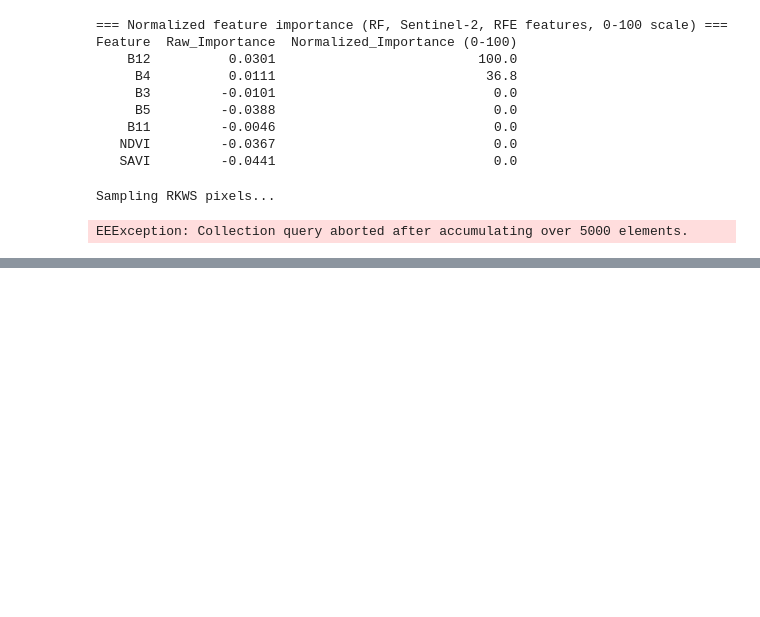
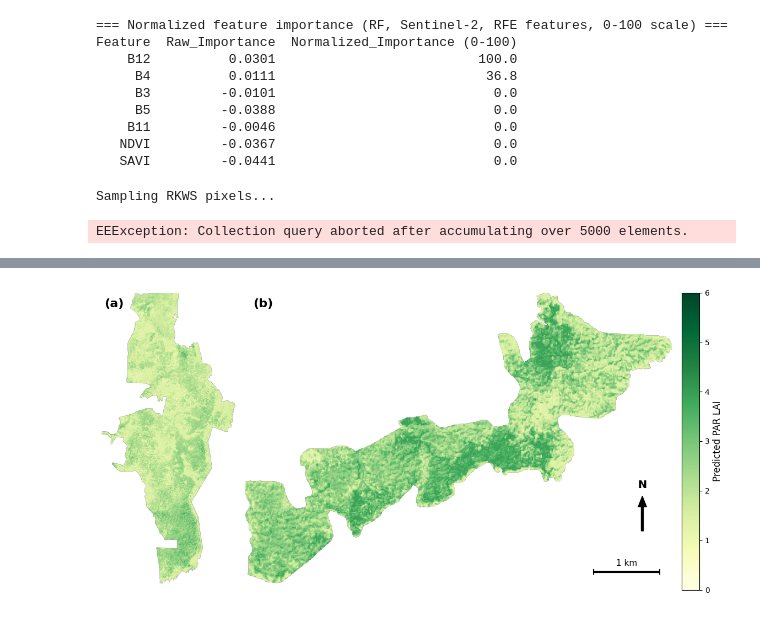
Before and after one commit to Mohammed777777777/KNP_LAI_GEE, a Jupyter notebook: LAI_GEE_Workflow_RF.ipynb, the cells around one changed output, grey strips where cells are left out. Saved outputs shown, nothing was run; the diff lists cells and outputs as text; code cells hidden in the pictures; blank space fills up the shorter version.

```diff
--- a/LAI_GEE_Workflow_RF.ipynb
+++ b/LAI_GEE_Workflow_RF.ipynb
@@ -914,0 +1010,64 @@ plt.show()
+# %%
+def add_scalebar_and_north(ax, shape, m_per_px, scalebar=True, label_size=11):
+    rows, cols = shape
+
+    if scalebar:
+        width_km = cols * m_per_px / 1000
+        candidates = [0.25, 0.5, 1, 2, 5, 10, 20]
+        bar_km = max([c for c in candidates if c <= 0.3 * width_km] or [candidates[0]])
+        bar_px = bar_km * 1000 / m_per_px
+
+        x_end, y = cols * 0.97, rows * 0.96
+        x_start = x_end - bar_px
+        ax.plot([x_start, x_end], [y, y], color='black', lw=3, solid_capstyle='butt')
+        ax.plot([x_start, x_start], [y - rows*0.008, y + rows*0.008], color='black', lw=1.5)
+        ax.plot([x_end, x_end], [y - rows*0.008, y + rows*0.008], color='black', lw=1.5)
+        label = f'{bar_km:g} km' if bar_km >= 1 else f'{int(bar_km*1000)} m'
+        ax.text((x_start + x_end) / 2, y - rows*0.015, label,
+                ha='center', va='bottom', fontsize=label_size)
+
+    # North arrow
+    ax.annotate('', xy=(0.93, 0.30), xytext=(0.93, 0.18),
+                xycoords='axes fraction', textcoords='axes fraction',
+                arrowprops=dict(facecolor='black', edgecolor='black',
+                                width=3, headwidth=11, headlength=14))
+    ax.text(0.93, 0.32, 'N', transform=ax.transAxes,
+            ha='center', va='bottom', fontsize=14, fontweight='bold')
+
+# ------------------------------------------------------------
+# Figure: (a) RKWS, (b) KNP
+# ------------------------------------------------------------
+vmin, vmax = 0, 6
+
+mpp1, asp1 = get_geo_info(base + 'RKWS_composite_RFE.tif')
+mpp2, asp2 = get_geo_info(base + 'KNP_composite_RFE.tif')
+
+r1 = lai_rkws.shape[1] / (lai_rkws.shape[0] * asp1)
+r2 = lai_knp.shape[1] / (lai_knp.shape[0] * asp2)
+
+fig = plt.figure(figsize=(14, 7))
+gs = GridSpec(1, 3, width_ratios=[r1, r2, 0.06], wspace=0.05, figure=fig)
+
+ax1 = fig.add_subplot(gs[0, 0])
+ax2 = fig.add_subplot(gs[0, 1])
+cax = fig.add_subplot(gs[0, 2])
+
+for ax, m, label, asp in zip([ax1, ax2], [lai_rkws, lai_knp],
+                             ['(a)', '(b)'], [asp1, asp2]):
+    im = ax.imshow(m, cmap='YlGn', vmin=vmin, vmax=vmax, aspect=asp)
+    ax.axis('off')
+    ax.set_anchor('N')
+    ax.text(0.02, 0.98, label, transform=ax.transAxes,
+            fontsize=16, fontweight='bold', va='top', ha='left')
+
+# One north arrow + one scale bar, on panel (b) only
+add_scalebar_and_north(ax2, lai_knp.shape, mpp2, scalebar=True)
+
+cb = fig.colorbar(im, cax=cax)
+cb.set_label('Predicted PAR LAI', fontsize=12)
+
+plt.savefig(base + 'LAI_maps_RKWS_KNP.png', dpi=300,
+            bbox_inches='tight', facecolor='white')
+plt.show()
+# %% [output]
+[figure, added]
```
Also changed, not shown: parts of 5 cells of this notebook, 1 other file.
